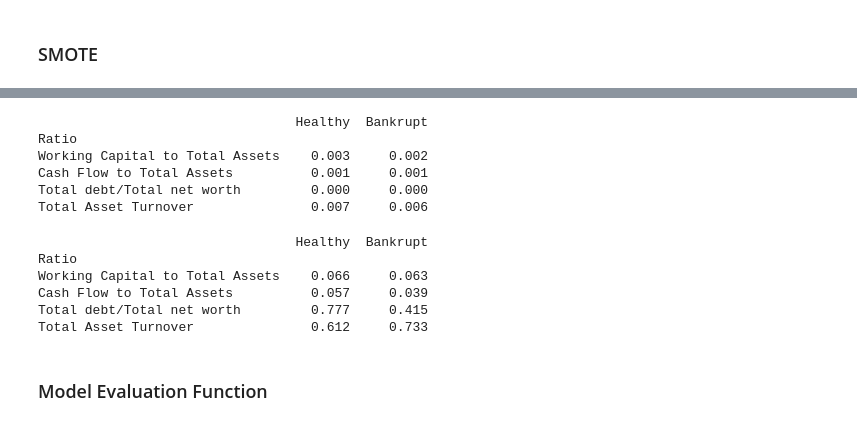
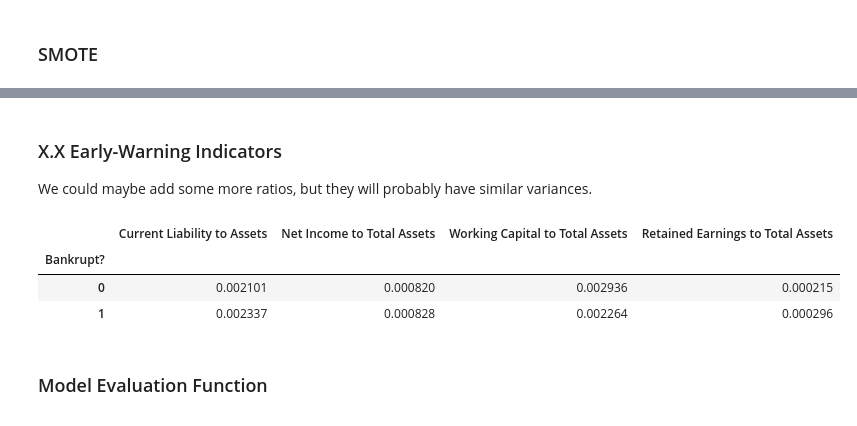
Before and after one commit to Vincent2308/Corporate-Bankruptcy, a Jupyter notebook: notebooks/week3/Taiwan_Week3.ipynb, the cells around one changed output, grey strips where cells are left out. Drawn from its saved outputs; the diff is of its cells as text; code cells hidden in the pictures.

```diff
--- a/notebooks/week3/Taiwan_Week3.ipynb
+++ b/notebooks/week3/Taiwan_Week3.ipynb
@@ -162,41 +133,14 @@ Bankrupt?
-# %%
-var_df = stats.xs("var", axis=1, level=1)
-var_df.index = var_df.index.map({0: "Healthy", 1: "Bankrupt"})
-
-
-var_table = var_df.T
-var_table.index.name = "Ratio"
-var_table.columns.name = None
-
-
-var_table = var_table.round(3)
-print(var_table)
-# %% [output]
-                                 Healthy  Bankrupt
-Ratio
-Working Capital to Total Assets    0.003     0.002
-Cash Flow to Total Assets          0.001     0.001
-Total debt/Total net worth         0.000     0.000
-Total Asset Turnover               0.007     0.006
-# %%
-mean_df = stats.xs("mean", axis=1, level=1)
-std_df  = stats.xs("std", axis=1, level=1)
-
-cv_df = std_df / mean_df
-cv_df.index = cv_df.index.map({0: "Healthy", 1: "Bankrupt"})
-
-cv_table = cv_df.T
-cv_table.index.name = "Ratio"
-cv_table.columns.name = None
-
-cv_table = cv_table.round(3)
-print(cv_table)
-# %% [output]
-                                 Healthy  Bankrupt
-Ratio
-Working Capital to Total Assets    0.066     0.063
-Cash Flow to Total Assets          0.057     0.039
-Total debt/Total net worth         0.777     0.415
-Total Asset Turnover               0.612     0.733
+# %% [markdown]
+### X.X Early-Warning Indicators
+We could maybe add some more ratios, but they will probably have similar variances.
+# %%
+ratios=[" Current Liability to Assets"," Net Income to Total Assets"," Working Capital to Total Assets"," Retained Earnings to Total Assets"]
+variance_df = df.groupby("Bankrupt?")[ratios].var()
+variance_df
+# %% [output]
+|  | Current Liability to Assets | Net Income to Total Assets | Working Capital to Total Assets | Retained Earnings to Total Assets |
+| Bankrupt? |  |  |  |  |
+| 0 | 0.002101 | 0.000820 | 0.002936 | 0.000215 |
+| 1 | 0.002337 | 0.000828 | 0.002264 | 0.000296 |
 # %% [markdown]
 ### Model Evaluation Function
```
Also changed, not shown: parts of 28 cells of this notebook.
